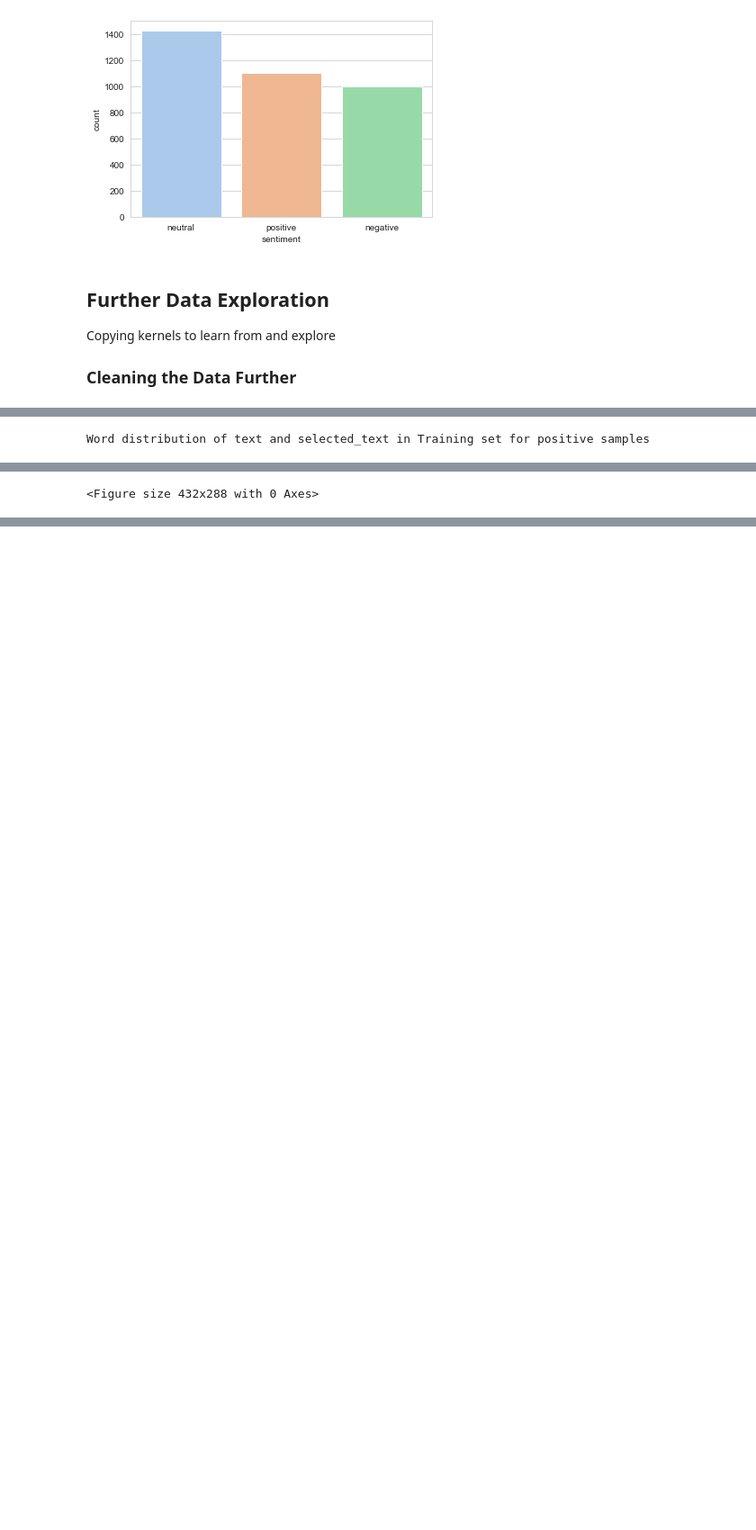
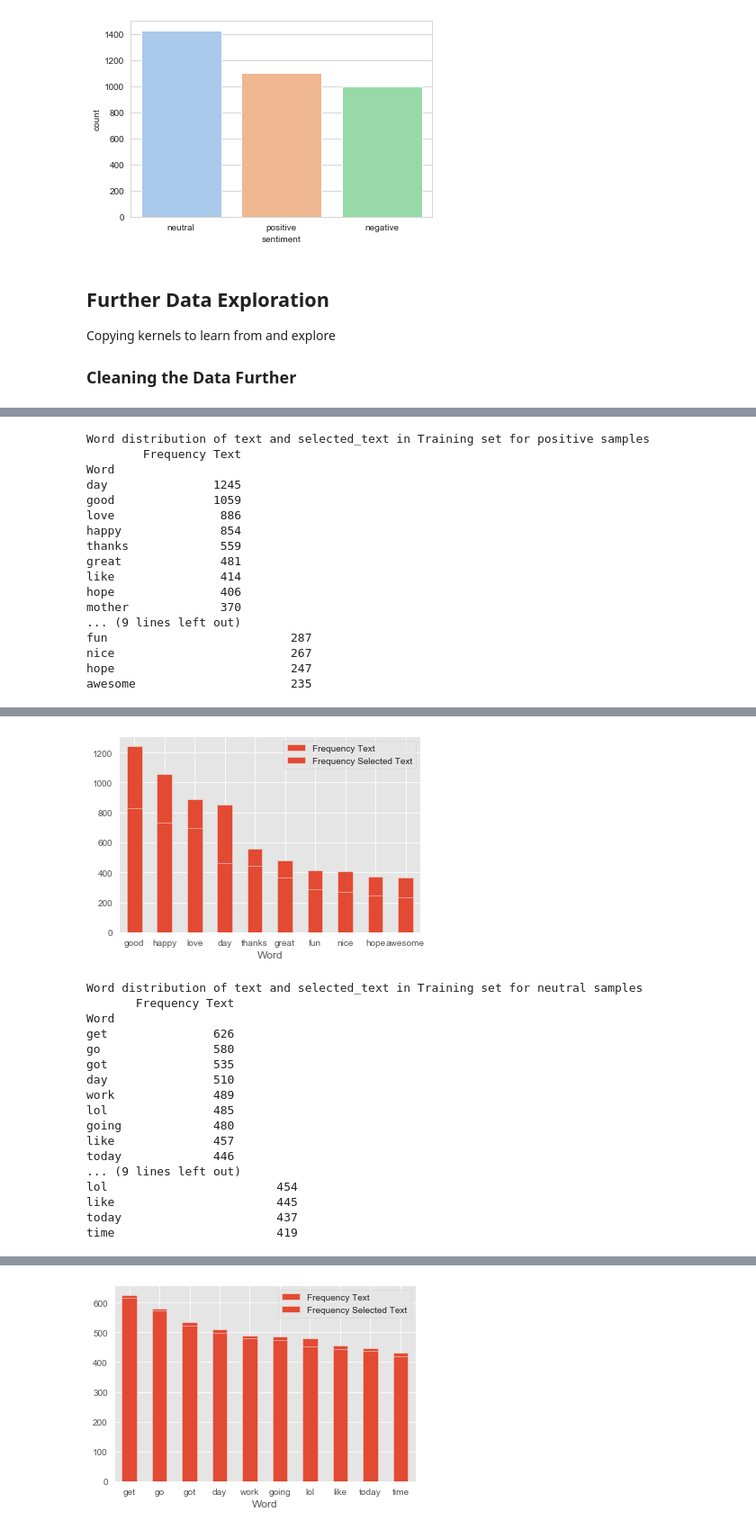
Before and after one commit to TylerTsang/Tweet-Sentiment-Extraction, a Jupyter notebook: notebooks/1.0-tct-initial-data-exploration.ipynb, the cells around one changed output, grey strips where cells are left out. Shown at 90% size. Saved outputs shown, nothing was run; the diff lists cells and outputs as text; code cells hidden in the pictures; blank space fills up the shorter version.

Commit message:
Worked on initial data exploration notebook. Got the plot to work a little bit, still bugs that need to be addressed for plotting

```diff
--- a/notebooks/1.0-tct-initial-data-exploration.ipynb
+++ b/notebooks/1.0-tct-initial-data-exploration.ipynb
@@ -217,6 +217,7 @@ train_df = clean_data(train_data)
 test_df = clean_data(test_data, train=False)
 # %%
 def plot_distrib_train_test(train, test):
+
     fig = make_subplots(1, 2, subplot_titles=('Training set', 'Test set'))
     x = train.sentiment.value_counts()
     fig.add_trace(go.Bar(x=x.index, y=x.values, marker_color=['orange', 'green', 'red'], name=''), row=1, col=1)
@@ -227,12 +228,12 @@ def plot_distrib_train_test(train, test):
 def show_word_distrib(df, target='positive', field='text', top_N=10, selected=True):
     fig = plt.figure()
     txt = df[df['sentiment']==target][field].str.lower().str.replace(r'\|', ' ').str.cat(sep=' ')
-    words = nltk.tokenize.word_tokenize(txt)
-    word_except_stop_dist = nltk.FreqDist(words)
-    rslt = pd.DataFrame(words_except_stop.most_common(top_N),
+    words=nltk.tokenize.word_tokenize(txt)
+    words_except_stop_dist = nltk.FreqDist(words)
+    rslt = pd.DataFrame(words_except_stop_dist.most_common(top_N),
                        columns = ['Word', 'Frequency Text']).set_index('Word')
     print(rslt)
-    matplotlib.style.use('ggplot')
+    #matplotlib.style.use('ggplot')
     ax1 = fig.add_subplot()
     rslt.plot.bar(rot=0, ax=ax1)
 
@@ -243,10 +244,10 @@ def show_word_distrib(df, target='positive', field='text', top_N=10, selected=Tr
         rslt = pd.DataFrame(words_except_stop_dist.most_common(top_N),
                            columns = ['Word', 'Frequency Selected Text']).set_index('Word')
         print(rslt)
-        matplotlib.style.use('ggplot')
+        #matplotlib.style.use('ggplot')
         ax2 = fig.add_subplot()
         rslt.plot.bar(rot=0, ax=ax2)
-        plt.show()
+    plt.show()
 
 def general_stats(train, test):
     n_train = len(train)
@@ -289,7 +290,7 @@ def plot_hist_classes(df, to_plot, header, col='text'):
     ax3.hist(df_len, color='orange')
     ax3.set_title('Neutral Tweets')
 
-    fig.suptitle(_header)
+    fig.suptitle(header)
     plt.show()
     plt.close()
 
@@ -357,15 +358,15 @@ general_stats(train_df, test_df)
 
 def to_plot_chars(df, _target, col='text'):
     return df[df['sentiment']==_target][col].str.len()
-plot_hist_classes(train_df, to_plot_chars, _header='Characters Length Distribution in Training Tweets text')
-plot_hist_classes(test_df, to_plot_chars, _header='Characters Lengths Distribution in Test Tweets text')
-plot_hist_classes(train_df, to_plot_chars, _header='Characters Length Distribution in Training Tweets selected_text', col='selected_text')
+plot_hist_classes(train_df, to_plot_chars, header='Characters Length Distribution in Training Tweets text')
+plot_hist_classes(test_df, to_plot_chars, header='Characters Lengths Distribution in Test Tweets text')
+plot_hist_classes(train_df, to_plot_chars, header='Characters Length Distribution in Training Tweets selected_text', col='selected_text')
 
 def to_plot_word(df, _target, col='text'):
     return df[df['sentiment']==_target][col].str.split().map(lambda x : len(x))
-plot_hist_classes(train_df, to_plot_word, _header='Sentence Length Distribution in Training Tweets text column')
-plot_hist_classes(train_df, to_plot_word, _header='Sentence Length Distribution in Training Tweets selected_text column', col='selected_text')
-plot_hist_classes(test_df, to_plot_word, _header='Sentence Length Distribution in Test Tweets text column')
+plot_hist_classes(train_df, to_plot_word, header='Sentence Length Distribution in Training Tweets text column')
+plot_hist_classes(train_df, to_plot_word, header='Sentence Length Distribution in Training Tweets selected_text column', col='selected_text')
+plot_hist_classes(test_df, to_plot_word, header='Sentence Length Distribution in Test Tweets text column')
 
 print('Average word length in Training Tweets text column')
 average_word_length(train_df)
@@ -396,3 +397,19 @@ Number of train samples: 27481
 Number of test samples: 3534
 [interactive output not drawn]
 Word distribution of text and selected_text in Training set for positive samples
+        Frequency Text
+Word
+day               1245
+good              1059
+love               886
+happy              854
+thanks             559
+great              481
+like               414
+hope               406
+mother             370
+... (9 lines left out)
+fun                          287
+nice                         267
+hope                         247
+awesome                      235
@@ -400 +417,18 @@ NameError: name 'words_except_stop' is not defined
+[figure, added]
-<Figure size 432x288 with 0 Axes>
+Word distribution of text and selected_text in Training set for neutral samples
+       Frequency Text
+Word
+get               626
+go                580
+got               535
+day               510
+work              489
+lol               485
+going             480
+like              457
+today             446
+... (9 lines left out)
+lol                        454
+like                       445
+today                      437
+time                       419
@@ -400,0 +436 @@ NameError: name 'words_except_stop' is not defined
+[figure, added]
```
Also changed, not shown: parts of 3 cells of this notebook.
